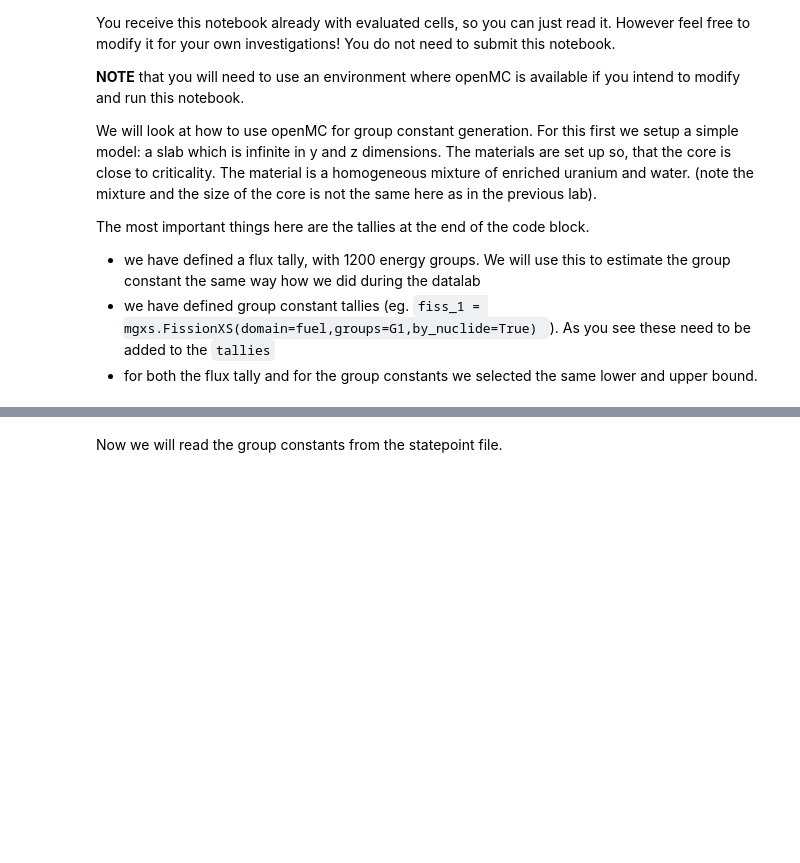
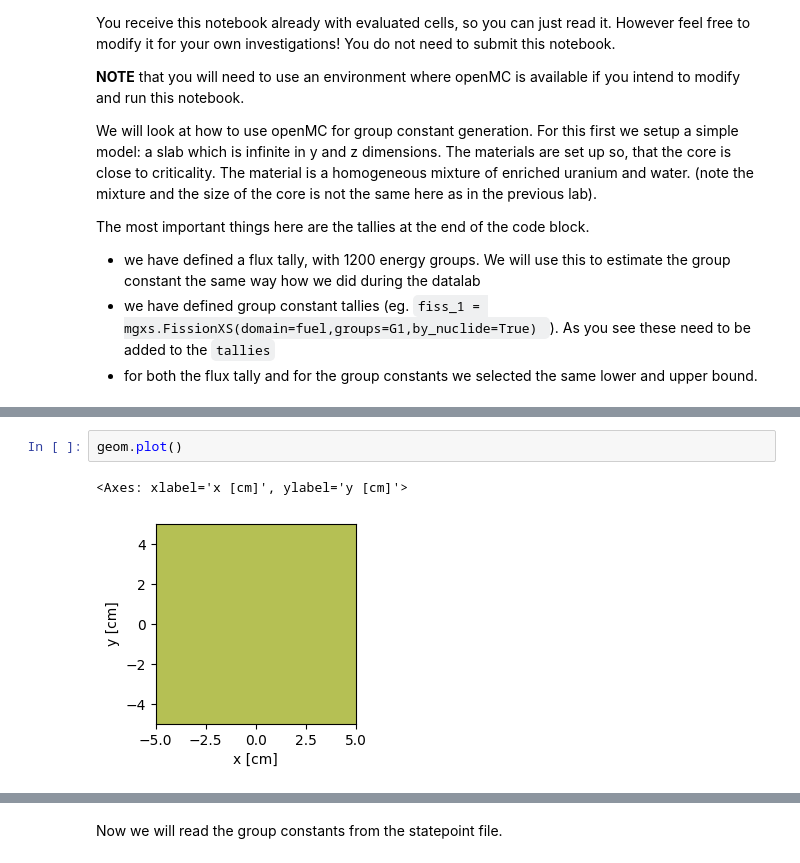
Before and after one commit to jenshoej/ReactorPhysics, a Jupyter notebook: Datalabs/Datalab07/7b-openmc_mgxs.ipynb, the cells around one changed output, grey strips where cells are left out. Drawn from its saved outputs; the diff is of its cells as text; blank space fills up the shorter version.

```diff
--- a/Datalabs/Datalab07/7b-openmc_mgxs.ipynb
+++ b/Datalabs/Datalab07/7b-openmc_mgxs.ipynb
@@ -95,6 +95,11 @@ tallies += tot_1.tallies.values()
 tallies += fiss_1.tallies.values()
 tallies.export_to_xml()
 ###################################
+# %%
+geom.plot()
+# %% [output]
+<Axes: xlabel='x [cm]', ylabel='y [cm]'>
+[figure, added]
 # %%
 import os
 os.system('rm summary.h5')
```
Also changed, not shown: parts of 4 cells of this notebook, 7 other files.
